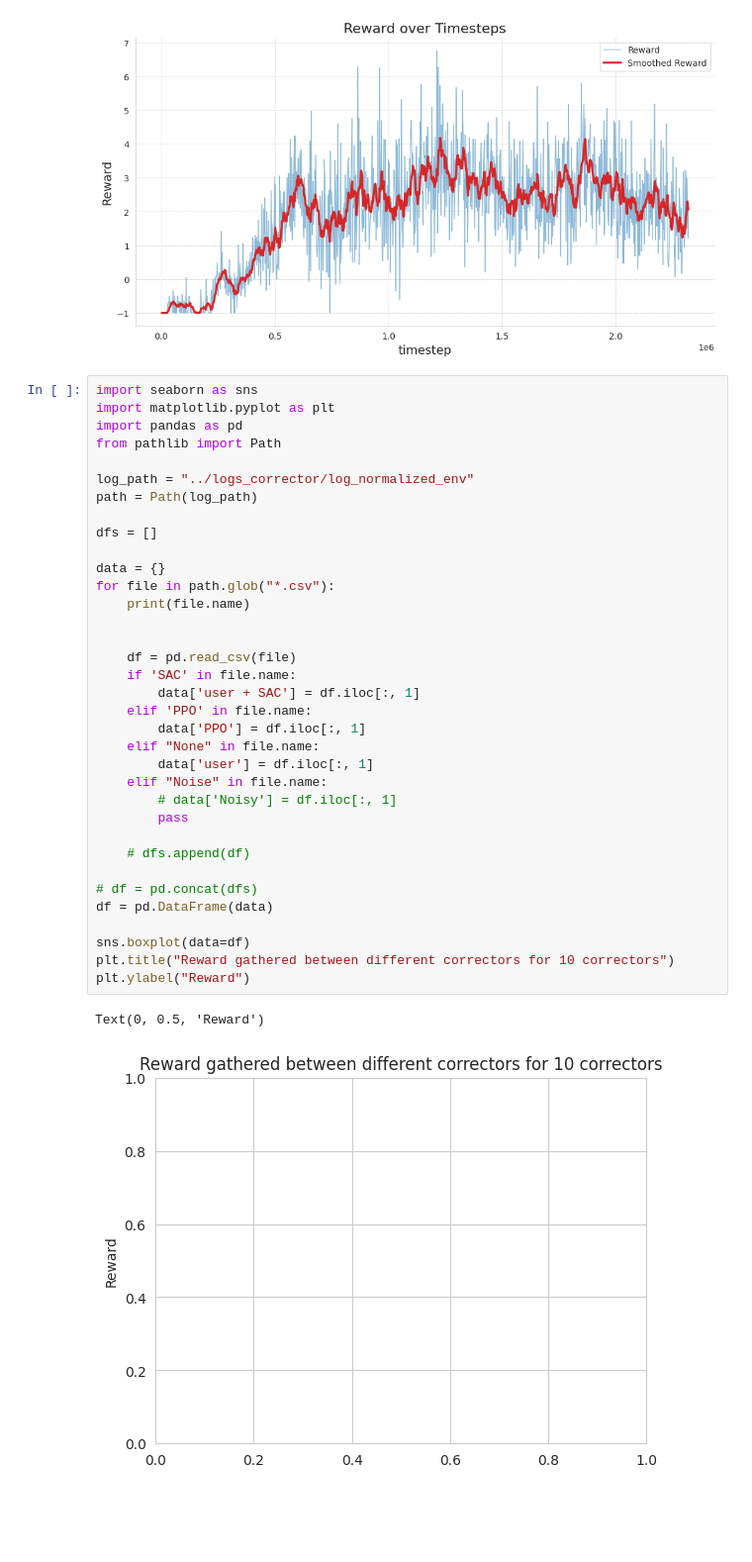
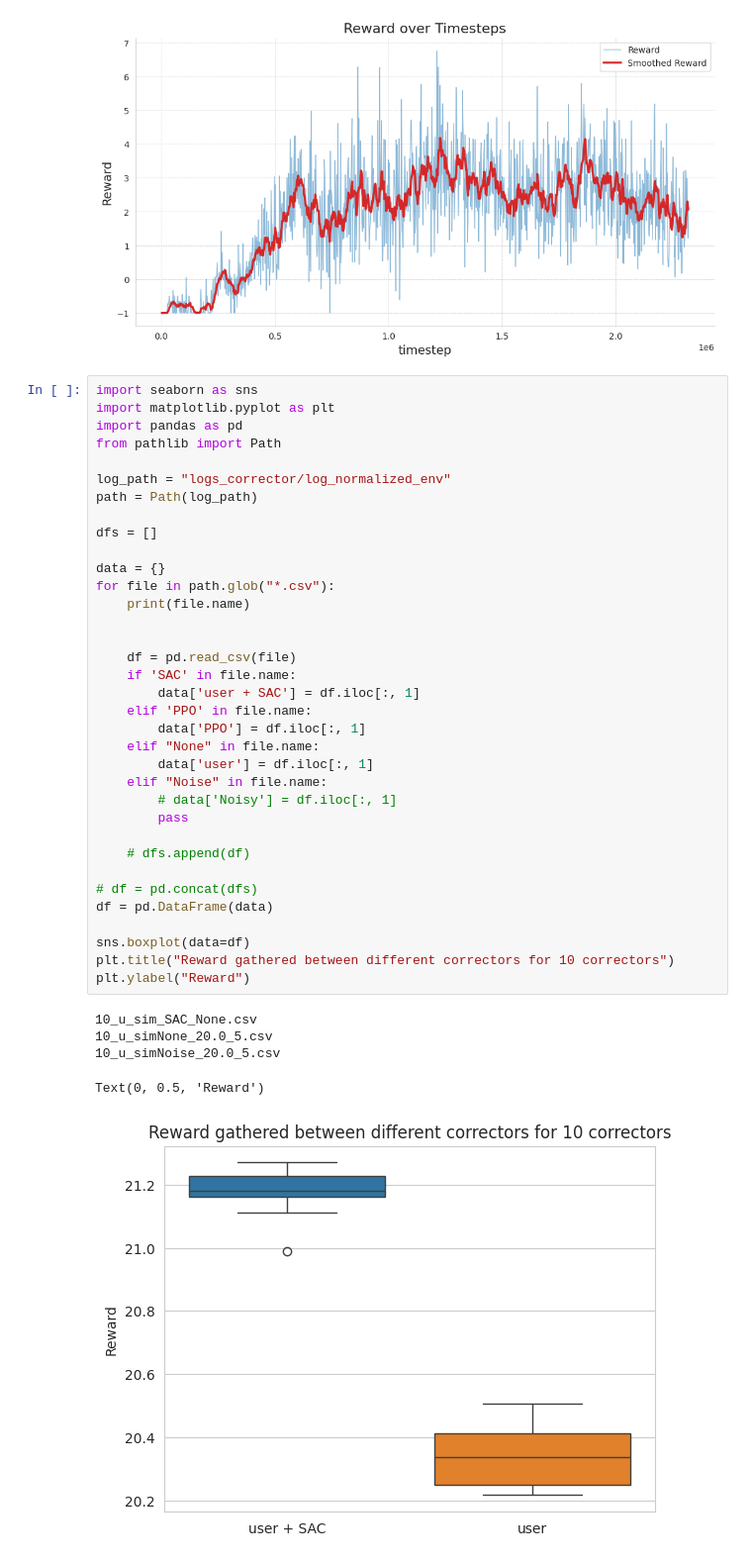
Before and after one commit to joaoMartinSaquet/SmartDartCorrector, a Jupyter notebook: notebooks/viz.ipynb, the cells around one changed output. Shown at 99% size. Drawn from its saved outputs; the diff is of its cells as text; blank space fills up the shorter version.

```diff
--- a/notebooks/viz.ipynb
+++ b/notebooks/viz.ipynb
@@ -112,35 +112,38 @@ import matplotlib.pyplot as plt
 import pandas as pd
 from pathlib import Path
 
-log_path = "../logs_corrector/log_normalized_env"
+log_path = "logs_corrector/log_normalized_env"
 path = Path(log_path)
 
 dfs = []
 
 data = {}
 for file in path.glob("*.csv"):
     print(file.name)
 
 
     df = pd.read_csv(file)
     if 'SAC' in file.name:
         data['user + SAC'] = df.iloc[:, 1]
     elif 'PPO' in file.name:
         data['PPO'] = df.iloc[:, 1]
     elif "None" in file.name:
         data['user'] = df.iloc[:, 1]
     elif "Noise" in file.name:
         # data['Noisy'] = df.iloc[:, 1]
         pass
 
     # dfs.append(df)
 
 # df = pd.concat(dfs)
 df = pd.DataFrame(data)
 
 sns.boxplot(data=df)
 plt.title("Reward gathered between different correctors for 10 correctors")
 plt.ylabel("Reward")
 # %% [output]
-Text(0, 0.5, 'Reward')
+10_u_sim_SAC_None.csv
+10_u_simNone_20.0_5.csv
+10_u_simNoise_20.0_5.csv
+Text(0, 0.5, 'Reward')
-[figure, old version]
+[figure, new version]
```
Also changed, not shown: parts of 1 cell of this notebook, 1 other file.
